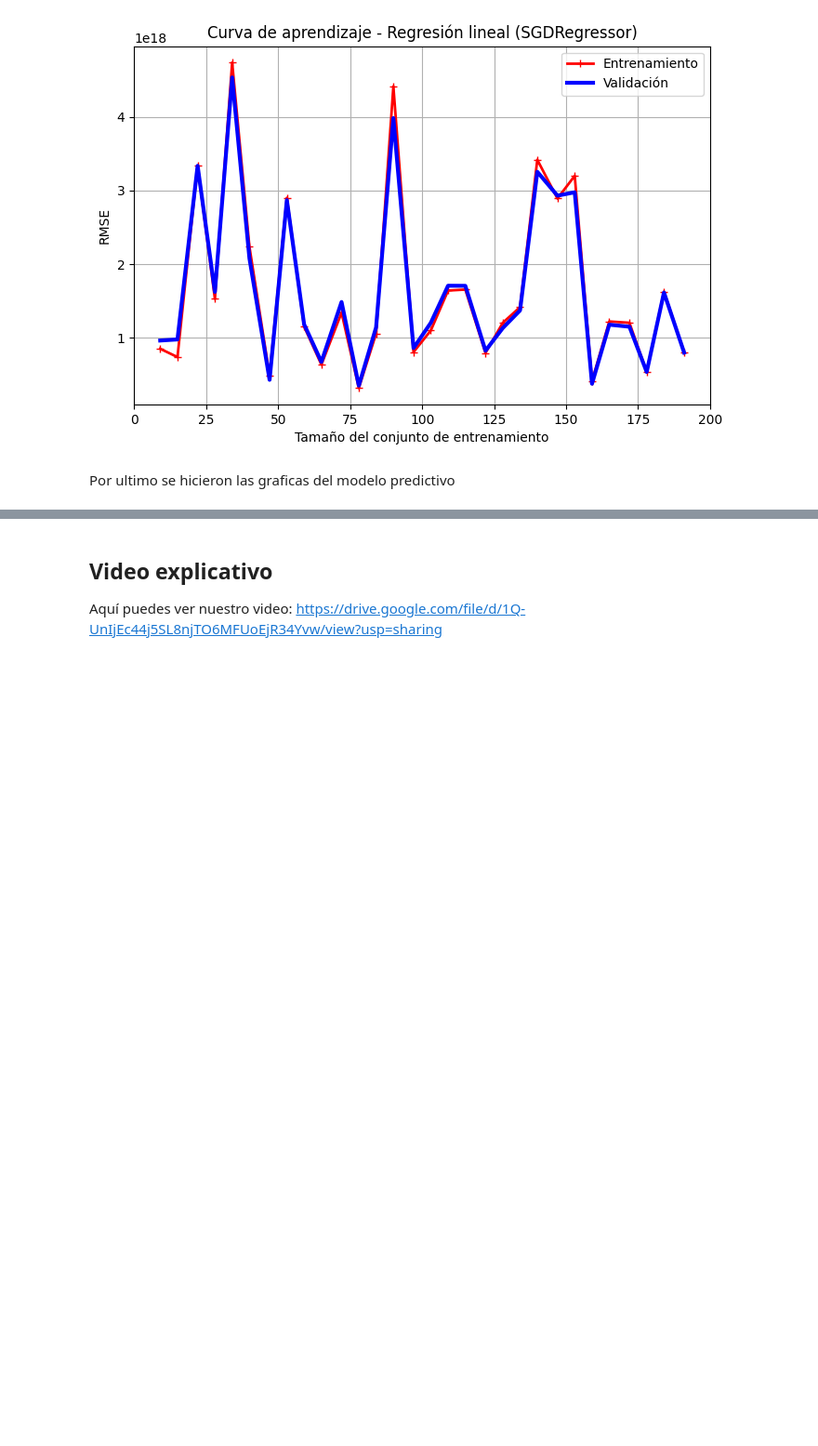
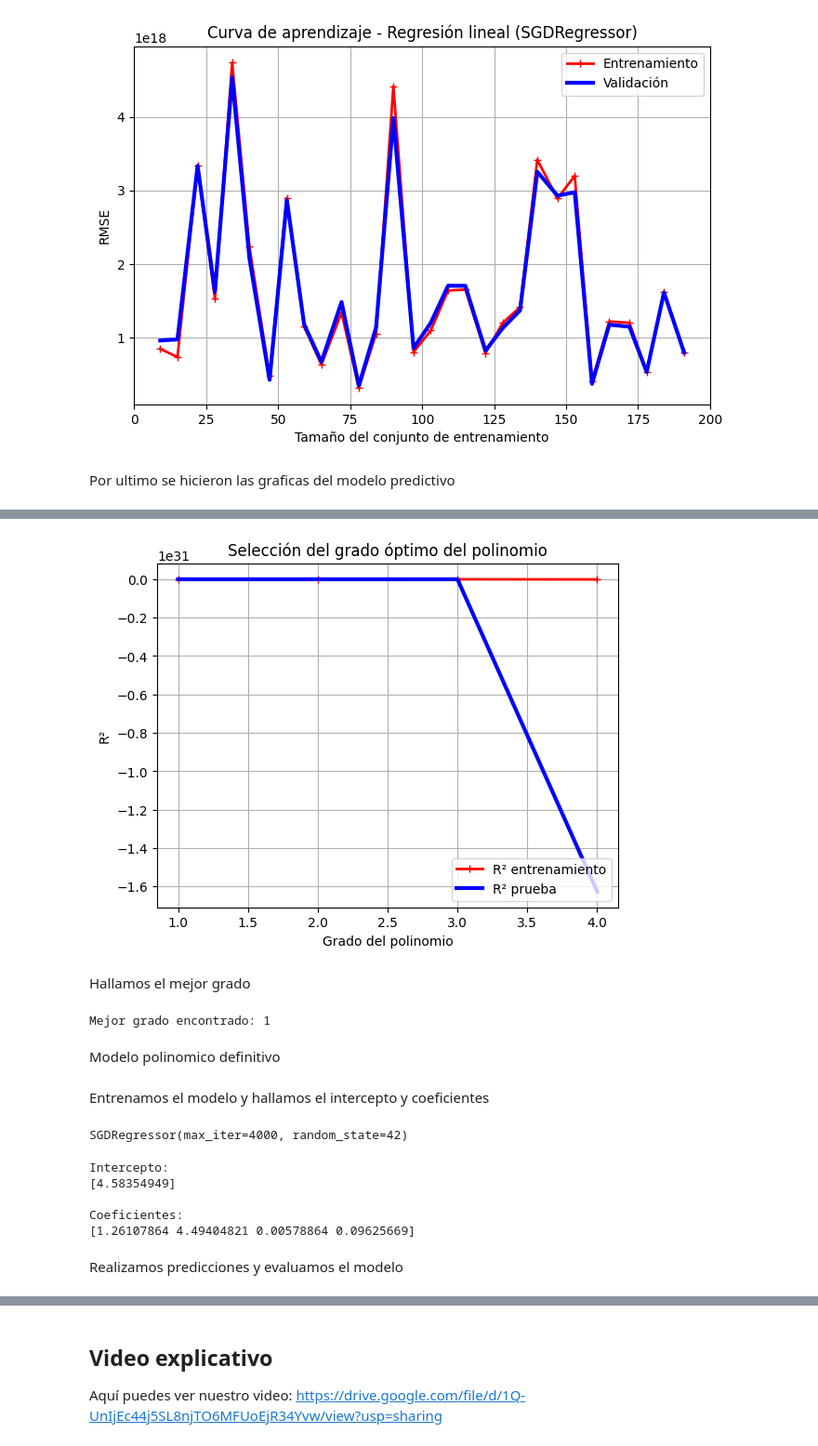
Before and after one commit to kavamunozdi-ai/Dataexperience-project, a Jupyter notebook: proyecto_dataexperience.ipynb, the cells around one changed output, grey strips where cells are left out. Shown at 93% size. Cells and saved outputs as stored; diff of their text form; code cells hidden in the pictures; blank space fills up the shorter version.

```diff
--- a/proyecto_dataexperience.ipynb
+++ b/proyecto_dataexperience.ipynb
@@ -43,7 +43,7 @@ import pandas as pd
 
 # Cargar la base de datos
 
-df = pd.read_csv('/content/sample_data/car_data.csv')
+df = pd.read_csv('/content/car_data.csv')
 
 # Mostrar las primeras filas
 df.head()
@@ -1072,0 +1109,8 @@ Por ultimo se hicieron las graficas del modelo predictivo
+# %%
+resultados_grado = pd.DataFrame({
+    'grado': list(grados),
+    'R2_train': r2_train_list,
+    'R2_test': r2_test_list
+})
+
+resultados_grado
@@ -1072,0 +1123,42 @@ Por ultimo se hicieron las graficas del modelo predictivo
+# %%
+import matplotlib.pyplot as plt
+
+plt.plot(
+    resultados_grado['grado'],
+    resultados_grado['R2_train'],
+    'r-+',
+    linewidth=2,
+    label='R² entrenamiento'
+)
+
+plt.plot(
+    resultados_grado['grado'],
+    resultados_grado['R2_test'],
+    'b-',
+    linewidth=3,
+    label='R² prueba'
+)
+
+plt.xlabel('Grado del polinomio')
+plt.ylabel('R²')
+plt.title('Selección del grado óptimo del polinomio')
+plt.grid()
+plt.legend(loc='lower right')
+plt.show()
+# %% [output]
+[figure, added]
+# %% [markdown]
+Hallamos el mejor grado
+# %%
+mejor_grado = int(
+    resultados_grado.loc[
+        resultados_grado['R2_test'].idxmax(),
+        'grado'
+    ]
+)
+
+print('Mejor grado encontrado:', mejor_grado)
+# %% [output]
+Mejor grado encontrado: 1
+# %% [markdown]
+Modelo polinomico definitivo
@@ -1072,0 +1173,25 @@ Por ultimo se hicieron las graficas del modelo predictivo
+# %% [markdown]
+Entrenamos el modelo y hallamos el intercepto y coeficientes
+# %%
+model_poli = linear_model.SGDRegressor(
+    max_iter=4000,
+    random_state=42
+)
+
+model_poli.fit(X_train_poly, y_train)
+# %% [output]
+SGDRegressor(max_iter=4000, random_state=42)
+# %%
+print("Intercepto:")
+print(model_poli.intercept_)
+
+print("\nCoeficientes:")
+print(model_poli.coef_)
+# %% [output]
+Intercepto:
+[4.58354949]
+
+Coeficientes:
+[1.26107864 4.49404821 0.00578864 0.09625669]
+# %% [markdown]
+Realizamos predicciones y evaluamos el modelo
```
Also changed, not shown: parts of 24 cells of this notebook.
